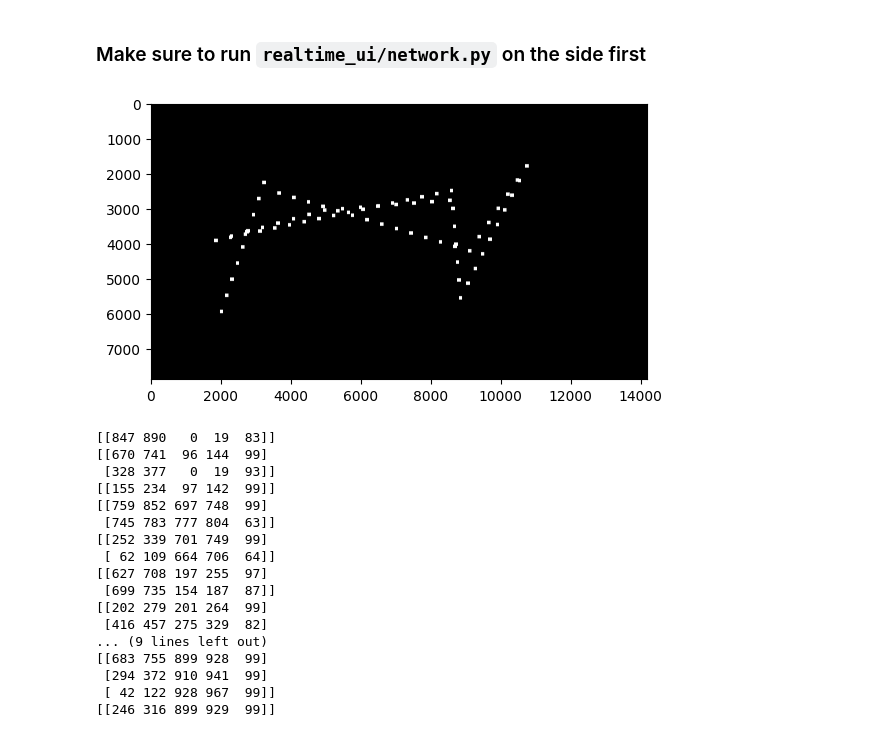
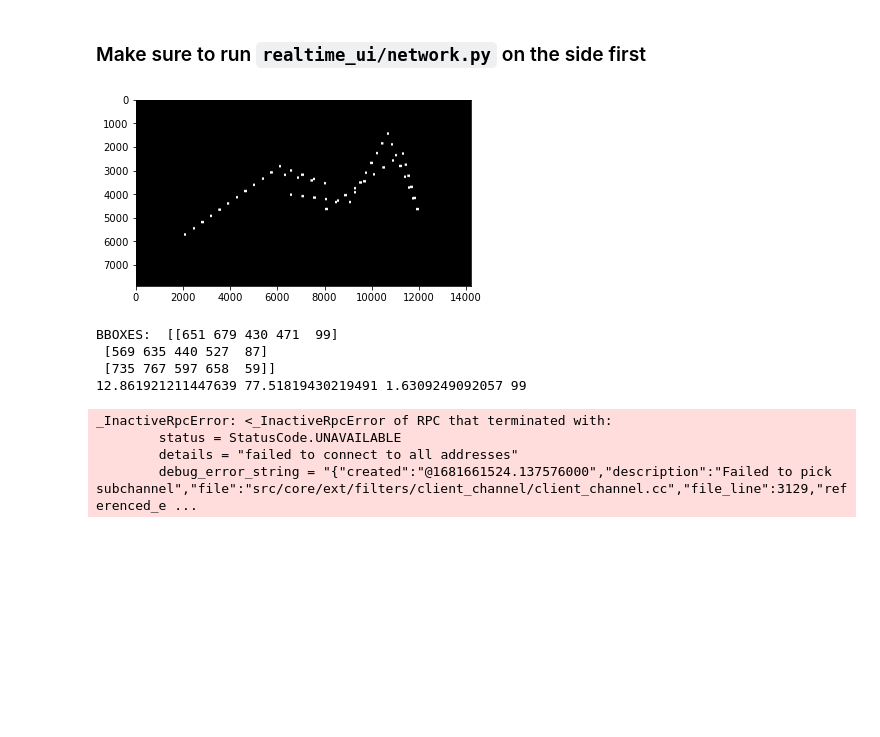
Before and after one commit to alago1/rt-flight, a Jupyter notebook: realtime_ui/model_sender.ipynb, the cells around one changed output. Saved outputs shown, nothing was run; the diff lists cells and outputs as text; code cells hidden in the pictures; blank space fills up the shorter version.

```diff
--- a/realtime_ui/model_sender.ipynb
+++ b/realtime_ui/model_sender.ipynb
@@ -393,57 +637,50 @@ DATASET_CORNER_GPS_COORDS = np.array([DATASET_TOP_LEFT_GPS, DATASET_TOP_RIGHT_GP
 # %%
 # np.random.seed(40)
 
-mock_image_path = "../data/Blore_Clean.tif"
+mock_image_path = "../data/Copy of Blore_Clean.tif"
 
 img_layer = ImageProcessingLayer(
     mock_wait_time=1,
     mock_corner_gps_coords=DATASET_CORNER_GPS_COORDS,
     mock_image_path=mock_image_path,
 )
 
 # For illustration, show the mock path
 pathtrace = np.zeros(img_layer._mock_img_full.shape[:2])
 for pixel in img_layer._path_pixels:
     y, x = pixel[:2].astype(int)
     pathtrace[x-50:x+50, y-50:y+50] = 1
 plt.imshow(pathtrace, cmap="gray")
 plt.show()
 
 weights_file = "../yolo/yolov3-aerial.weights"
 classes_file = "../yolo/aerial.names"
 config_file = "../yolo/yolov3-aerial.cfg"
 
 obj_layer = ObjectDetectionLayer(
     config_file=config_file, weights_file=weights_file, classes_file=classes_file
 )
 
+gps_layer = GPSTranslocationLayer()
+
 mav_layer = MavlinkInterfaceLayer()
 
 for img, img_corner_gps in img_layer.run():
-    bboxes_gps, bboxes_pixels = obj_layer.run(img, img_corner_gps)
-    responses = mav_layer.run(bboxes_gps)
+    bboxes_pixels, coords, heading = obj_layer.run(img, img_corner_gps)
 
-    if len(bboxes_gps) != 0 and len(responses) == 0:
-        print("No responses from MAVLink")
+    if bboxes_pixels == []: #no detections found
+        continue
 
-    if responses:
-        print(bboxes_pixels)
+    bboxes_gps = gps_layer.run(bboxes_pixels, coords, img_corner_gps, heading)
+
+    mav_layer.run(bboxes_gps)
 # %% [output]
-[figure, old version]
+[figure, new version]
-[[847 890   0  19  83]]
-[[670 741  96 144  99]
- [328 377   0  19  93]]
-[[155 234  97 142  99]]
-[[759 852 697 748  99]
- [745 783 777 804  63]]
-[[252 339 701 749  99]
- [ 62 109 664 706  64]]
-[[627 708 197 255  97]
- [699 735 154 187  87]]
-[[202 279 201 264  99]
- [416 457 275 329  82]
-... (9 lines left out)
-[[683 755 899 928  99]
- [294 372 910 941  99]
- [ 42 122 928 967  99]]
-[[246 316 899 929  99]]
+BBOXES:  [[651 679 430 471  99]
+ [569 635 440 527  87]
+ [735 767 597 658  59]]
+12.861921211447639 77.51819430219491 1.6309249092057 99
+_InactiveRpcError: <_InactiveRpcError of RPC that terminated with:
+        status = StatusCode.UNAVAILABLE
+        details = "failed to connect to all addresses"
+        debug_error_string = "{"created":"@1681661524.137576000","description":"Failed to pick subchannel","file":"src/core/ext/filters/client_channel/client_channel.cc","file_line":3129,"referenced_e ...
```
Also changed, not shown: parts of 1 cell of this notebook, 2 other files.
